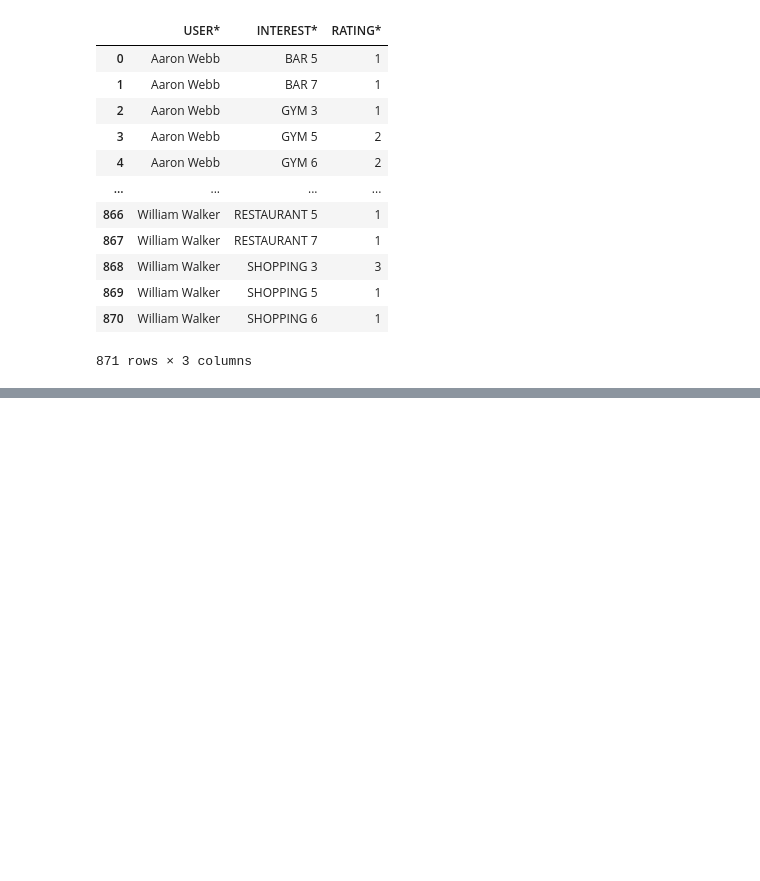
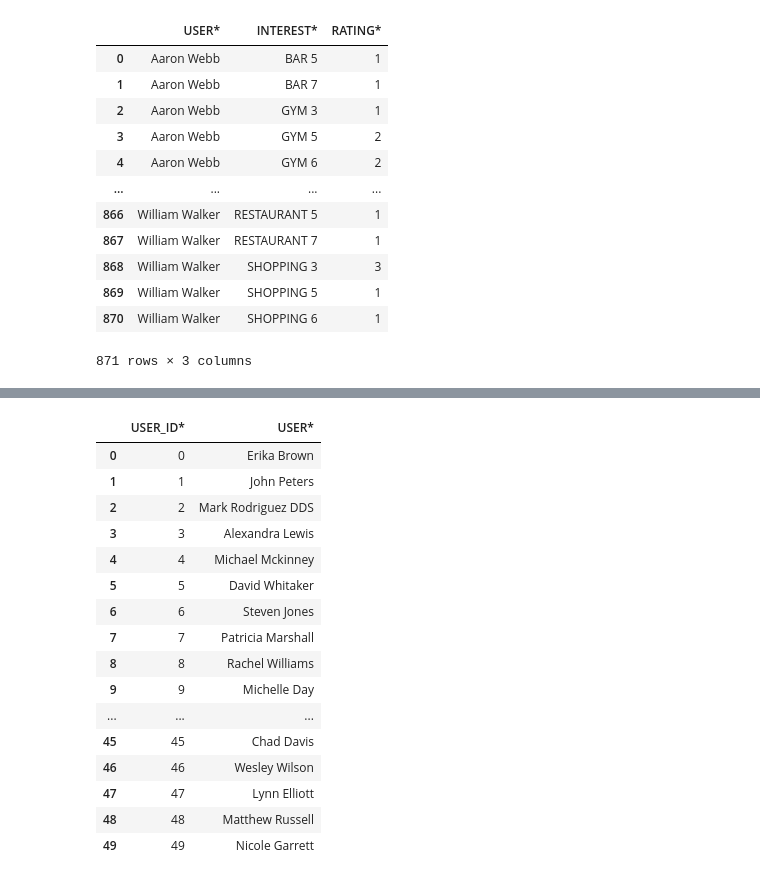
Before and after one commit to abhinav23dixit/Uber-Trips-Recommendation-Engine, a Jupyter notebook: src/Dataset/Rated Dataset Preparation.ipynb, the cells around one changed output, grey strips where cells are left out. Saved outputs shown, nothing was run; the diff lists cells and outputs as text; code cells hidden in the pictures; blank space fills up the shorter version.

```diff
--- a/src/Dataset/Rated Dataset Preparation.ipynb
+++ b/src/Dataset/Rated Dataset Preparation.ipynb
@@ -117,0 +262,29 @@ rated_dataset_df
+# %%
+users_dataset = []
+idx_counter = 0
+for user in USERS:
+    users_dataset.append({
+        "USER_ID*": idx_counter,
+        "USER*": user
+    })
+    idx_counter += 1
+users_df = pd.DataFrame(users_dataset)
+users_df
+# %% [output]
+|  | USER_ID* | USER* |
+| 0 | 0 | Erika Brown |
+| 1 | 1 | John Peters |
+| 2 | 2 | Mark Rodriguez DDS |
+| 3 | 3 | Alexandra Lewis |
+| 4 | 4 | Michael Mckinney |
+| 5 | 5 | David Whitaker |
+| 6 | 6 | Steven Jones |
+| 7 | 7 | Patricia Marshall |
+| 8 | 8 | Rachel Williams |
+| 9 | 9 | Michelle Day |
+| ... | ... | ... |
+| 45 | 45 | Chad Davis |
+| 46 | 46 | Wesley Wilson |
+| 47 | 47 | Lynn Elliott |
+| 48 | 48 | Matthew Russell |
+| 49 | 49 | Nicole Garrett |
```
Also changed, not shown: parts of 16 cells of this notebook, 7 other files.
